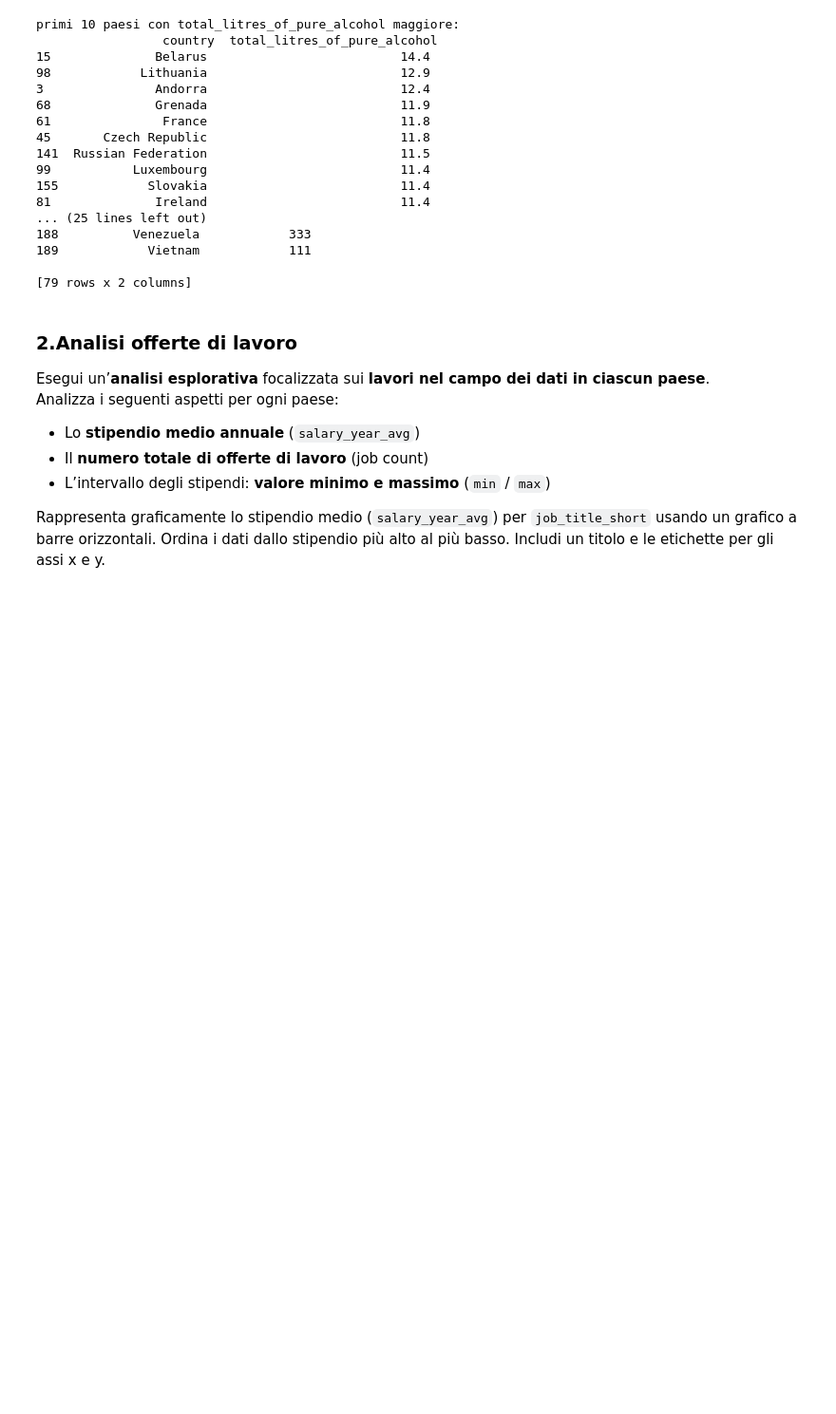
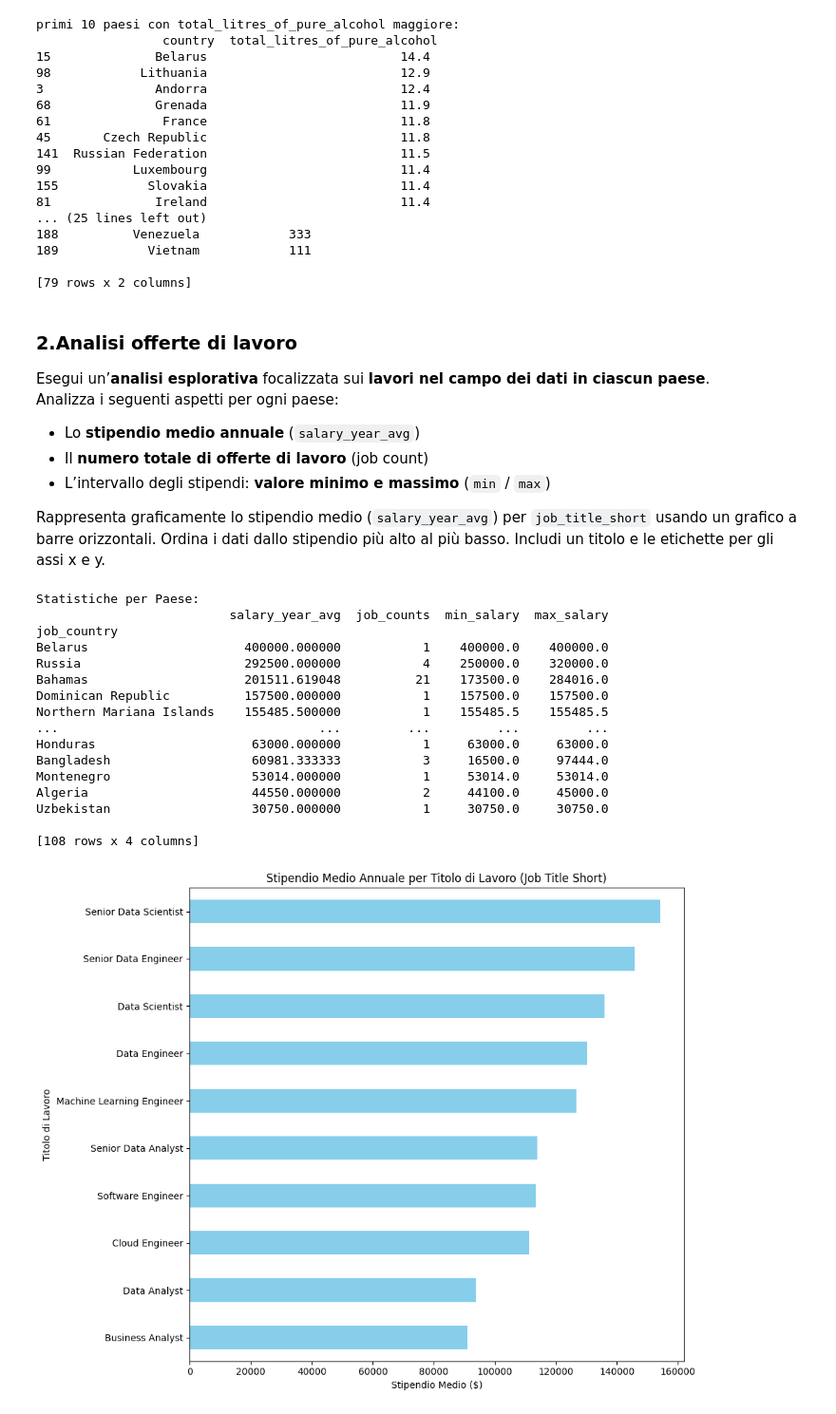
Before and after one commit to Gaiafabris/ProgrammingLab_II, a Jupyter notebook: Esercizi/3_Esercizi_lez_3.ipynb, the cells around one changed output. Shown: that part at 95% size. Cells and saved outputs as stored; diff of their text form; code cells hidden in the pictures; blank space fills up the shorter version.

```diff
--- a/Esercizi/3_Esercizi_lez_3.ipynb
+++ b/Esercizi/3_Esercizi_lez_3.ipynb
@@ -77,0 +70,70 @@ df['job_posted_date'] = pd.to_datetime(df['job_posted_date'])
+# %%
+import pandas as pd
+from datasets import load_dataset
+import matplotlib.pyplot as plt
+
+
+dataset = load_dataset('lukebarousse/data_jobs')
+df = dataset['train'].to_pandas()
+
+df['job_posted_date'] = pd.to_datetime(df['job_posted_date'])
+
+# Rimuovo righe con NaN in salary_year_avg o job_country
+df = df[df['salary_year_avg'].notna() & df['job_country'].notna()]
+
+
+### Analisi per Paese ###
+
+# 1. Stipendio medio annuale per paese
+salary_avg = df.groupby('job_country')['salary_year_avg'].mean().sort_values(ascending=False)
+
+# 2. Numero totale di offerte di lavoro per paese
+job_counts = df['job_country'].value_counts()
+
+# 3. Intervallo degli stipendi per paese
+salary_range = df.groupby('job_country')['salary_year_avg'].agg(['min', 'max'])
+
+# Unione dei dati in un unico DataFrame riassuntivo
+country_stats = pd.concat([salary_avg, job_counts, salary_range], axis=1)
+country_stats.columns = ['salary_year_avg', 'job_counts', 'min_salary', 'max_salary']
+
+print("Statistiche per Paese: ")
+print(country_stats.sort_values(by='salary_year_avg', ascending=False))
+
+
+### Grafico ###
+
+# Calcolo stipendio medio per job_title_short
+avg_salary_by_title = (
+    df.groupby('job_title_short')['salary_year_avg']
+    .mean()
+    .sort_values(ascending=True) # dal più alto al più basso
+)
+
+# Plot orizzontale
+plt.figure(figsize=(10, 8))
+avg_salary_by_title.plot(kind='barh', color='skyblue')
+
+plt.title('Stipendio Medio Annuale per Titolo di Lavoro (Job Title Short)')
+plt.xlabel('Stipendio Medio ($)')
+plt.ylabel('Titolo di Lavoro')
+plt.tight_layout()
+plt.show()
+# %% [output]
+Statistiche per Paese:
+                          salary_year_avg  job_counts  min_salary  max_salary
+job_country
+Belarus                     400000.000000           1    400000.0    400000.0
+Russia                      292500.000000           4    250000.0    320000.0
+Bahamas                     201511.619048          21    173500.0    284016.0
+Dominican Republic          157500.000000           1    157500.0    157500.0
+Northern Mariana Islands    155485.500000           1    155485.5    155485.5
+...                                   ...         ...         ...         ...
+Honduras                     63000.000000           1     63000.0     63000.0
+Bangladesh                   60981.333333           3     16500.0     97444.0
+Montenegro                   53014.000000           1     53014.0     53014.0
+Algeria                      44550.000000           2     44100.0     45000.0
+Uzbekistan                   30750.000000           1     30750.0     30750.0
+
+[108 rows x 4 columns]
+[figure, added]
```
Also changed, not shown: parts of 2 cells of this notebook.
